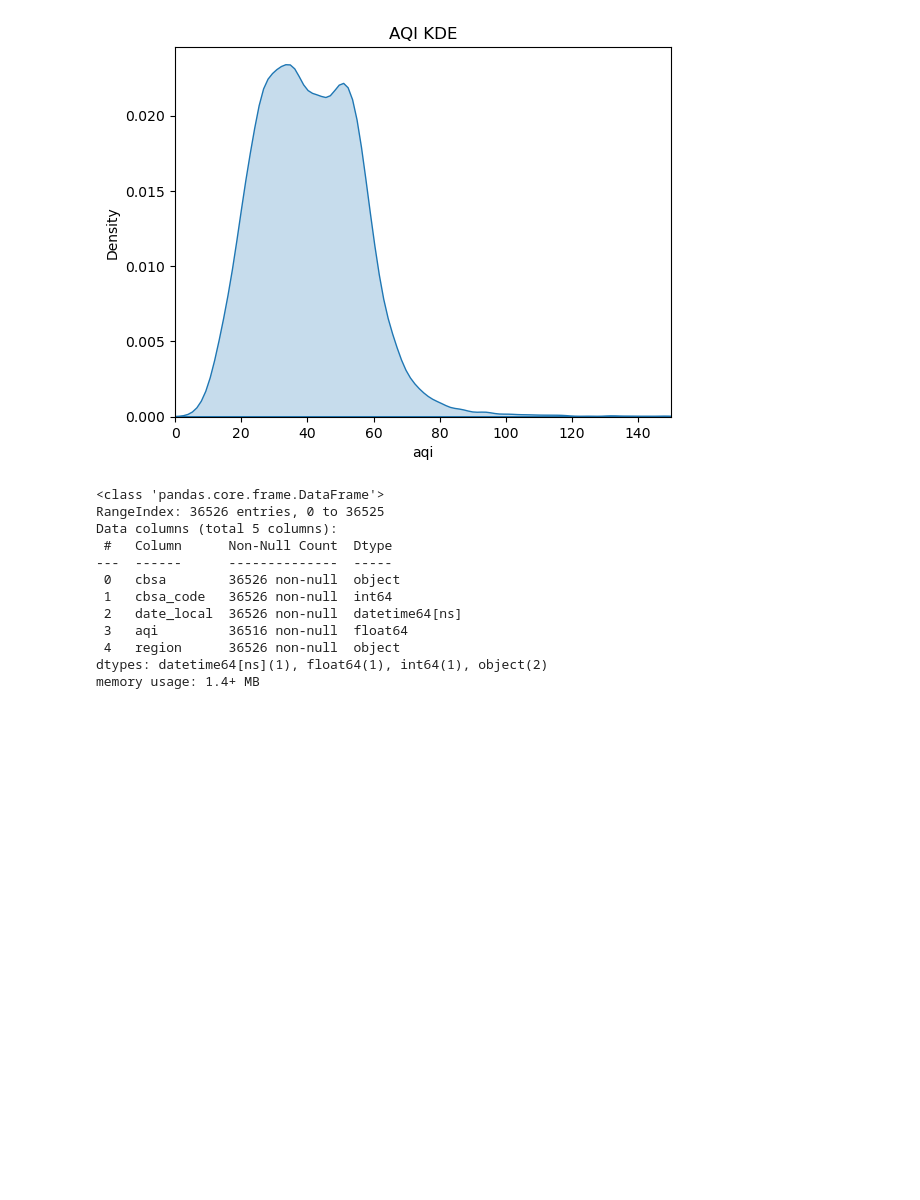
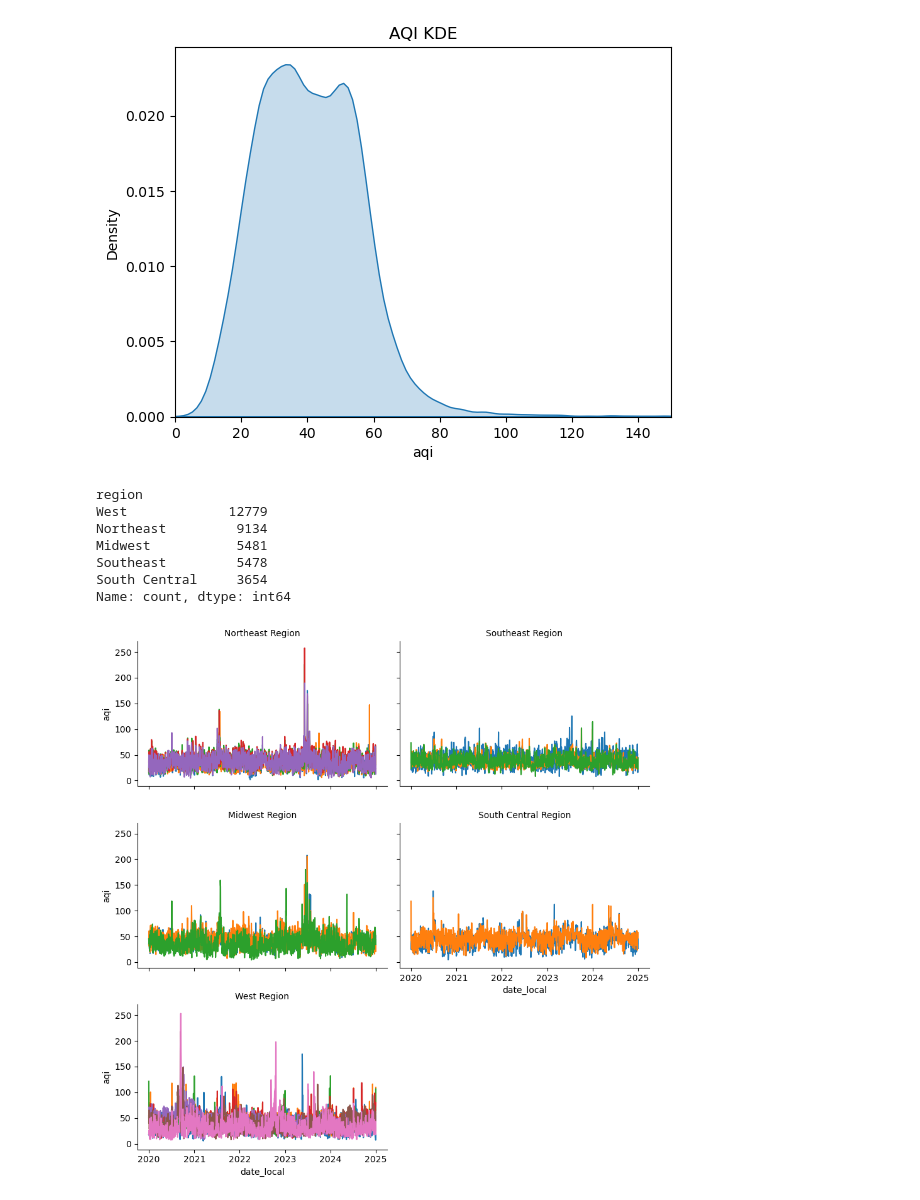
Before and after one commit to iherman10/aqi_geo_experiments, a Jupyter notebook: analysis.ipynb, the cells around one changed output. Saved outputs shown, nothing was run; the diff lists cells and outputs as text; code cells hidden in the pictures; blank space fills up the shorter version.

Commit message:
Compare regional and seasonal AQI distributions

```diff
--- a/analysis.ipynb
+++ b/analysis.ipynb
@@ -502,6 +502,8 @@ plt.show()
 # %% [output]
 [figure]
 # %%
+# Map CBSA codes to regions
+
 cbsa_region_map = {
     35620: "Northeast",  # New York-Newark-Jersey City, NY-NJ-PA
     37980: "Northeast",  # Philadelphia-Camden-Wilmington, PA-NJ-DE-MD
@@ -530,16 +532,39 @@ cbsa_region_map = {
 }
 
 eda_final_pm25_daily['region'] = eda_final_pm25_daily['cbsa_code'].map(cbsa_region_map)
+eda_final_pm25_daily['region'].value_counts()
 # %% [output]
-<class 'pandas.core.frame.DataFrame'>
-RangeIndex: 36526 entries, 0 to 36525
-Data columns (total 5 columns):
- #   Column      Non-Null Count  Dtype
----  ------      --------------  -----
- 0   cbsa        36526 non-null  object
- 1   cbsa_code   36526 non-null  int64
- 2   date_local  36526 non-null  datetime64[ns]
- 3   aqi         36516 non-null  float64
- 4   region      36526 non-null  object
-dtypes: datetime64[ns](1), float64(1), int64(1), object(2)
-memory usage: 1.4+ MB
+region
+West             12779
+Northeast         9134
+Midwest           5481
+Southeast         5478
+South Central     3654
+Name: count, dtype: int64
+# %%
+# Plot each region as a subplot
+
+
+g = sns.FacetGrid(
+    eda_final_pm25_daily,
+    col='region',
+    col_order=["Northeast", "Southeast", "Midwest", "South Central", "West"],
+    col_wrap=2,
+    height=3,
+    aspect=1.5,
+    sharey=True
+)
+
+g.map_dataframe(
+    sns.lineplot,
+    x='date_local',
+    y='aqi',
+    hue='cbsa'
+)
+
+g.set_titles('{col_name} Region')
+
+plt.tight_layout()
+plt.show()
+# %% [output]
+[figure, added]
```
Also changed, not shown: parts of 7 cells of this notebook.
